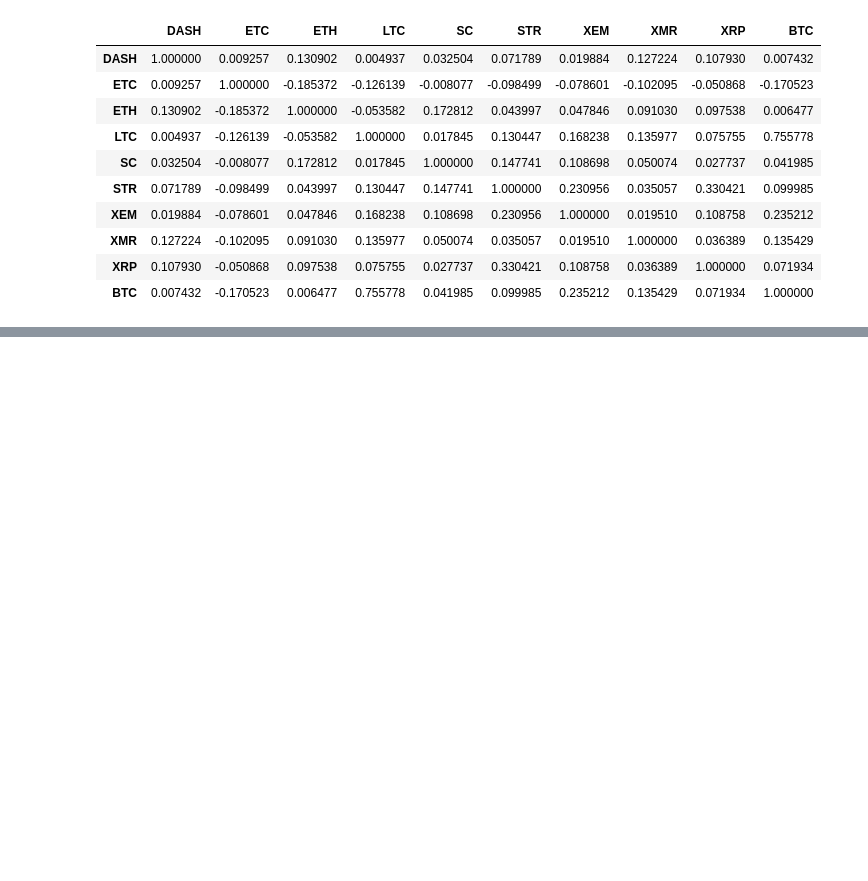
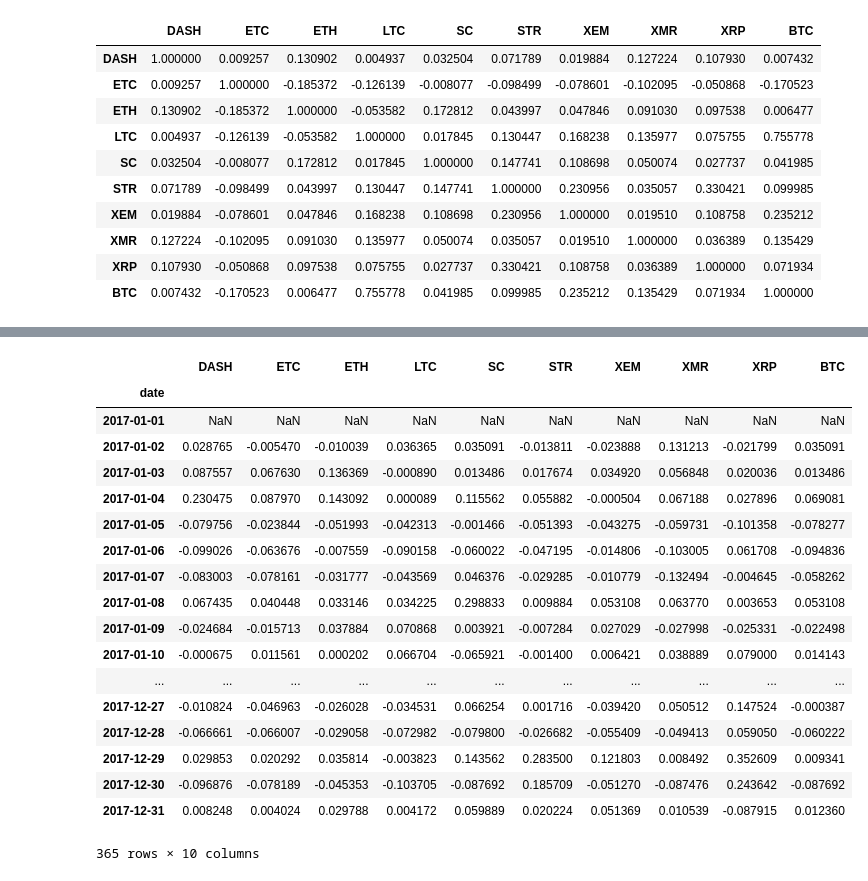
Before and after one commit to cgarciadiaz/An-lisis-de-criptomonedas, a Jupyter notebook: criptocurrency_analysis.ipynb, the cells around one changed output, grey strips where cells are left out. Drawn from its saved outputs; the diff is of its cells as text; code cells hidden in the pictures; blank space fills up the shorter version.

```diff
--- a/criptocurrency_analysis.ipynb
+++ b/criptocurrency_analysis.ipynb
@@ -477,0 +506,25 @@ combined_df_2016.pct_change().corr(method='pearson')
+# %%
+#Calcular el coficiente de correlación de pearson para el año 2017
+# Escogemos solamente los valores con fechas con el año igual a 2017 y calculamos el porcentaje de cambio de esos valores.
+combined_df_2017 = combined_df[combined_df.index.year == 2017]
+combined_df_2017.pct_change()
+# %% [output]
+|  | DASH | ETC | ETH | LTC | SC | STR | XEM | XMR | XRP | BTC |
+| date |  |  |  |  |  |  |  |  |  |  |
+| 2017-01-01 | NaN | NaN | NaN | NaN | NaN | NaN | NaN | NaN | NaN | NaN |
+| 2017-01-02 | 0.028765 | -0.005470 | -0.010039 | 0.036365 | 0.035091 | -0.013811 | -0.023888 | 0.131213 | -0.021799 | 0.035091 |
+| 2017-01-03 | 0.087557 | 0.067630 | 0.136369 | -0.000890 | 0.013486 | 0.017674 | 0.034920 | 0.056848 | 0.020036 | 0.013486 |
+| 2017-01-04 | 0.230475 | 0.087970 | 0.143092 | 0.000089 | 0.115562 | 0.055882 | -0.000504 | 0.067188 | 0.027896 | 0.069081 |
+| 2017-01-05 | -0.079756 | -0.023844 | -0.051993 | -0.042313 | -0.001466 | -0.051393 | -0.043275 | -0.059731 | -0.101358 | -0.078277 |
+| 2017-01-06 | -0.099026 | -0.063676 | -0.007559 | -0.090158 | -0.060022 | -0.047195 | -0.014806 | -0.103005 | 0.061708 | -0.094836 |
+| 2017-01-07 | -0.083003 | -0.078161 | -0.031777 | -0.043569 | 0.046376 | -0.029285 | -0.010779 | -0.132494 | -0.004645 | -0.058262 |
+| 2017-01-08 | 0.067435 | 0.040448 | 0.033146 | 0.034225 | 0.298833 | 0.009884 | 0.053108 | 0.063770 | 0.003653 | 0.053108 |
+| 2017-01-09 | -0.024684 | -0.015713 | 0.037884 | 0.070868 | 0.003921 | -0.007284 | 0.027029 | -0.027998 | -0.025331 | -0.022498 |
+| 2017-01-10 | -0.000675 | 0.011561 | 0.000202 | 0.066704 | -0.065921 | -0.001400 | 0.006421 | 0.038889 | 0.079000 | 0.014143 |
+| ... | ... | ... | ... | ... | ... | ... | ... | ... | ... | ... |
+| 2017-12-27 | -0.010824 | -0.046963 | -0.026028 | -0.034531 | 0.066254 | 0.001716 | -0.039420 | 0.050512 | 0.147524 | -0.000387 |
+| 2017-12-28 | -0.066661 | -0.066007 | -0.029058 | -0.072982 | -0.079800 | -0.026682 | -0.055409 | -0.049413 | 0.059050 | -0.060222 |
+| 2017-12-29 | 0.029853 | 0.020292 | 0.035814 | -0.003823 | 0.143562 | 0.283500 | 0.121803 | 0.008492 | 0.352609 | 0.009341 |
+| 2017-12-30 | -0.096876 | -0.078189 | -0.045353 | -0.103705 | -0.087692 | 0.185709 | -0.051270 | -0.087476 | 0.243642 | -0.087692 |
+| 2017-12-31 | 0.008248 | 0.004024 | 0.029788 | 0.004172 | 0.059889 | 0.020224 | 0.051369 | 0.010539 | -0.087915 | 0.012360 |
+365 rows × 10 columns
```
Also changed, not shown: parts of 25 cells of this notebook.
